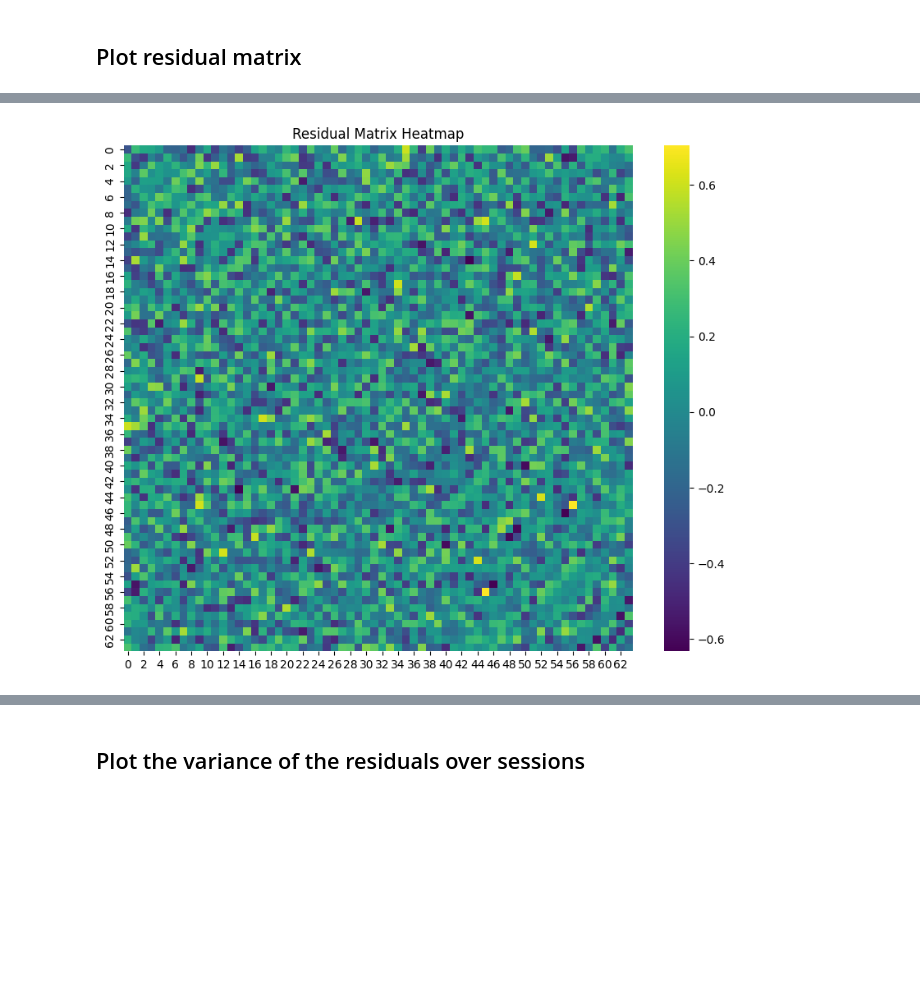
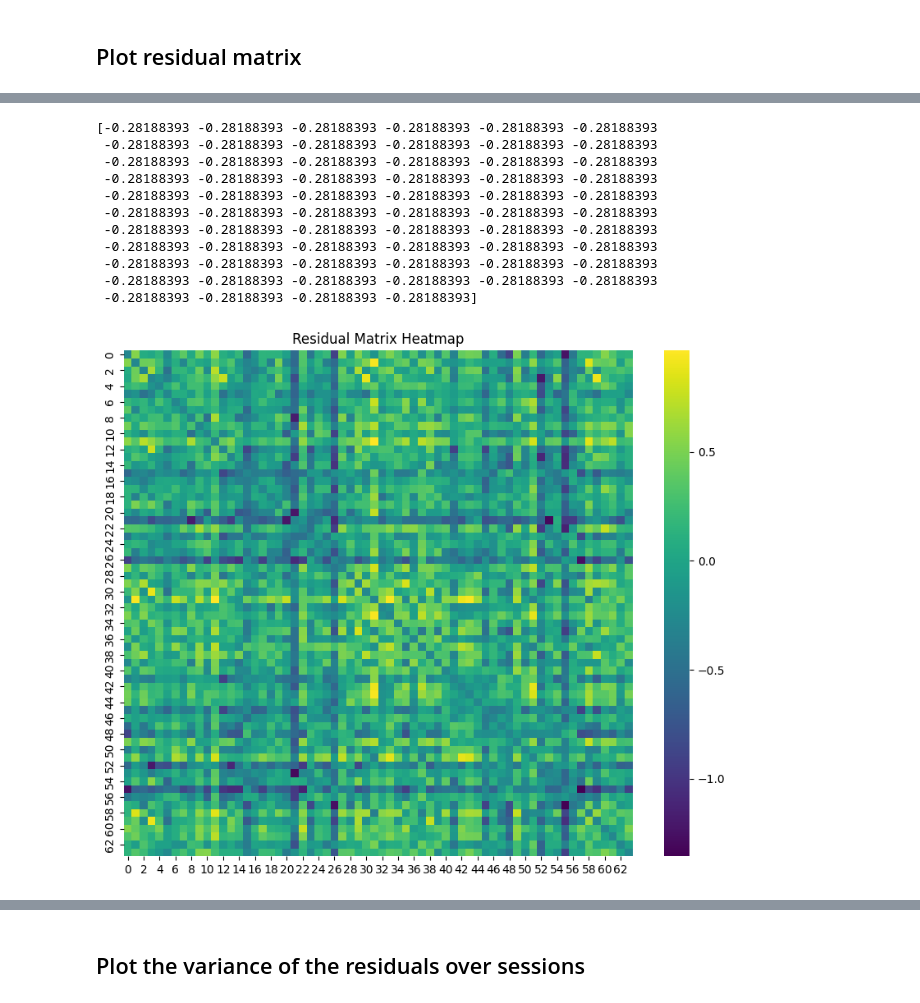
Before and after one commit to celprov/hcph-sops, a Jupyter notebook: docs/analysis/fmri-variability.ipynb, the cells around one changed output, grey strips where cells are left out. Saved outputs shown, nothing was run; the diff lists cells and outputs as text; code cells hidden in the pictures; blank space fills up the shorter version.

```diff
--- a/docs/analysis/fmri-variability.ipynb
+++ b/docs/analysis/fmri-variability.ipynb
@@ -24,8 +55,11 @@ print(fc_concat.shape)
 from sklearn.decomposition import PCA
 
 # Run PCA
-# Center the data by removing the mean from each column
+# Center the data by removing the mean from each session
 fc_concat = fc_concat - np.mean(fc_concat, axis=0)
+
+# Standardize the data to have unit variance
+fc_concat = fc_concat / np.std(fc_concat, axis=0)
 
 # Run PCA
 pca = PCA()
@@ -45,7 +79,7 @@ ax.spines['top'].set_visible(False)
 ax.spines['right'].set_visible(False)
 
 #Define the number of components to keep
-n_comp = 10
+n_comp = 2
 
 # Highlight the points corresponding to number of components we keep in red
 ax.plot(n_comp, explained_variance[n_comp-1], marker='o', markersize=8, color='red')
@@ -96,0 +164,9 @@ print(residuals_frompc.shape)
+# %%
+residual = reconstruct_full_matrix(residuals[:,0], fc_size)
+print(np.diag(residual))
+
+# Plot the residual matrix as a heatmap
+plt.figure(figsize=(10, 8))
+sns.heatmap(residual, cmap='viridis')
+plt.title('Residual Matrix Heatmap')
+plt.show()
@@ -97,22 +186,24 @@ print(residuals_frompc.shape)
 # %%
-# Function to reconstruct the full matrix from the upper triangle
-def reconstruct_full_matrix(upper_triangle, size):
-    full_matrix = np.zeros((size, size))
-    upper_indices = np.triu_indices(size)
-    full_matrix[upper_indices] = upper_triangle
-    full_matrix = full_matrix + full_matrix.T - np.diag(np.diag(full_matrix))
-    return full_matrix
-
-
 # Assuming the size of the original FC matrix is 64x64
 size = 64
-residual = reconstruct_full_matrix(residuals[:,0], size)
-
+residual_frompc = reconstruct_full_matrix(residuals_frompc[:,0], size)
+print(np.diag(residual))
 
 # Plot the residual matrix as a heatmap
 plt.figure(figsize=(10, 8))
-sns.heatmap(residual, cmap='viridis')
+sns.heatmap(residual_frompc, cmap='viridis')
 plt.title('Residual Matrix Heatmap')
 plt.show()
 # %% [output]
+[-0.28188393 -0.28188393 -0.28188393 -0.28188393 -0.28188393 -0.28188393
+ -0.28188393 -0.28188393 -0.28188393 -0.28188393 -0.28188393 -0.28188393
+ -0.28188393 -0.28188393 -0.28188393 -0.28188393 -0.28188393 -0.28188393
+ -0.28188393 -0.28188393 -0.28188393 -0.28188393 -0.28188393 -0.28188393
+ -0.28188393 -0.28188393 -0.28188393 -0.28188393 -0.28188393 -0.28188393
+ -0.28188393 -0.28188393 -0.28188393 -0.28188393 -0.28188393 -0.28188393
+ -0.28188393 -0.28188393 -0.28188393 -0.28188393 -0.28188393 -0.28188393
+ -0.28188393 -0.28188393 -0.28188393 -0.28188393 -0.28188393 -0.28188393
+ -0.28188393 -0.28188393 -0.28188393 -0.28188393 -0.28188393 -0.28188393
+ -0.28188393 -0.28188393 -0.28188393 -0.28188393 -0.28188393 -0.28188393
+ -0.28188393 -0.28188393 -0.28188393 -0.28188393]
-[figure, old version]
+[figure, new version]
```
Also changed, not shown: parts of 12 cells of this notebook, 2 other files.
